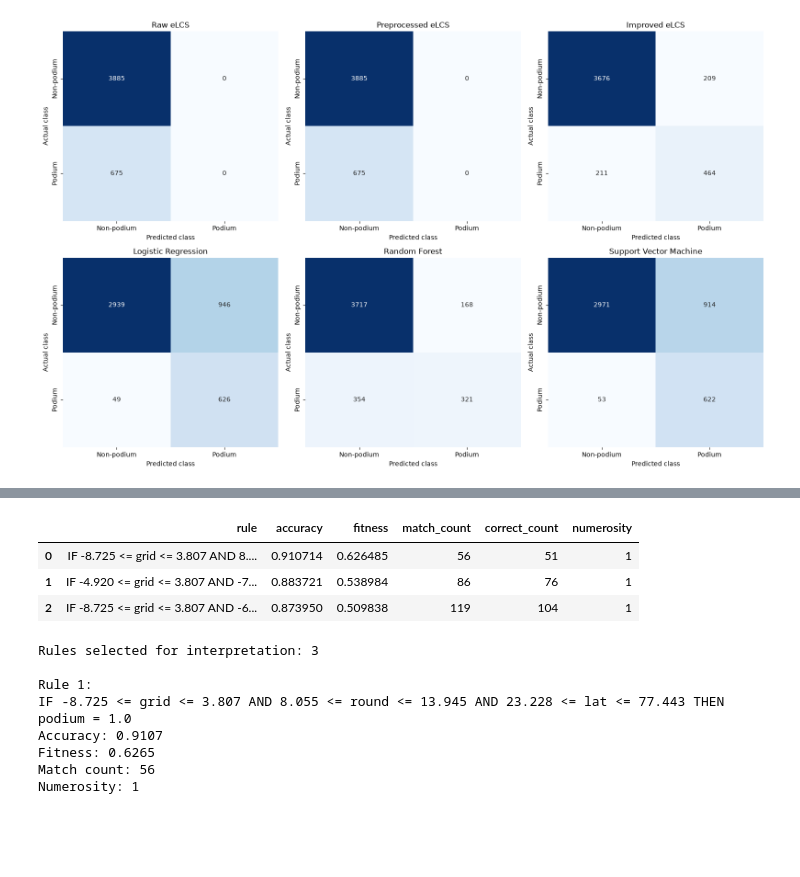
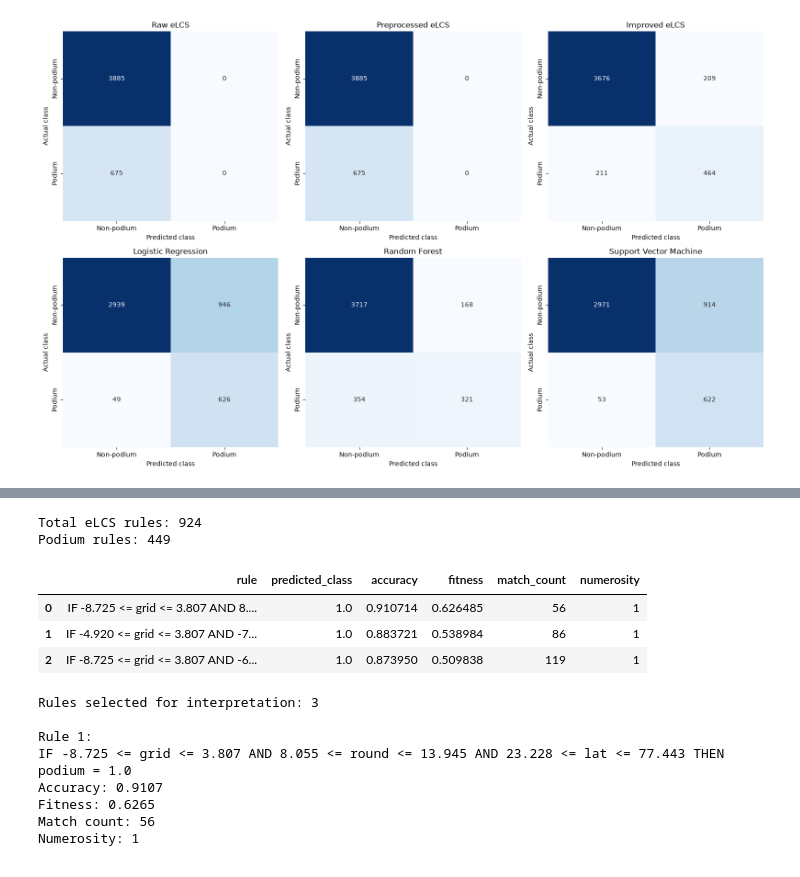
Before and after one commit to aarongoel22/Apex-Predictors-Phase-2, a Jupyter notebook: Apex_Predictors_Phase2_24257694.ipynb, the cells around one changed output, grey strips where cells are left out. Cells and saved outputs as stored; diff of their text form; code cells hidden in the pictures; blank space fills up the shorter version.

```diff
--- a/Apex_Predictors_Phase2_24257694.ipynb
+++ b/Apex_Predictors_Phase2_24257694.ipynb
@@ -2842,54 +2333,64 @@ Podium macroclassifiers: 449
 # %%
-# Prefer podium rules supported by at least 20 matches
-supported_podium_rules = podium_rules_df[
-    podium_rules_df["match_count"]
+# Convert the improved eLCS population into readable rules
+learned_rules_df = pd.DataFrame([
+    readable_rule(classifier)
+    for classifier
+    in improved_elcs_model.population.popSet
+])
+
+# Convert the predicted class into a numeric value
+learned_rules_df["predicted_class"] = pd.to_numeric(
+    learned_rules_df["predicted_class"],
+    errors="coerce"
+)
+
+# Keep classifiers that predict a podium
+podium_rules = learned_rules_df[
+    learned_rules_df["predicted_class"].eq(1)
+].copy()
+
+# Prefer rules that matched at least 20 records
+supported_rules = podium_rules[
+    podium_rules["match_count"]
     .fillna(0)
     .ge(20)
 ].copy()
 
-# Use all podium rules if fewer than three meet the limit
-if len(supported_podium_rules) < 3:
-    supported_podium_rules = (
-        podium_rules_df.copy()
-    )
+# Use all podium rules if fewer than three have enough support
+if len(supported_rules) < 3:
+    supported_rules = podium_rules.copy()
 
-# Rank rules by quality, support and numerosity
+# Select the three strongest podium rules
 top_three_podium_rules = (
-    supported_podium_rules
+    supported_rules
     .sort_values(
         by=[
             "accuracy",
             "fitness",
-            "match_count",
-            "numerosity"
+            "match_count"
         ],
         ascending=[
-            False,
             False,
             False,
             False
         ],
         na_position="last"
     )
     .head(3)
     .reset_index(drop=True)
 )
 
-top_three_podium_rules[
-    [
-        "rule",
-        "accuracy",
-        "fitness",
-        "match_count",
-        "correct_count",
-        "numerosity"
-    ]
-]
+print("Total eLCS rules:", len(learned_rules_df))
+print("Podium rules:", len(podium_rules))
+
+top_three_podium_rules
 # %% [output]
+Total eLCS rules: 924
+Podium rules: 449
-|  | rule | accuracy | fitness | match_count | correct_count | numerosity |
-| 0 | IF -8.725 <= grid <= 3.807 AND 8.... | 0.910714 | 0.626485 | 56 | 51 | 1 |
-| 1 | IF -4.920 <= grid <= 3.807 AND -7... | 0.883721 | 0.538984 | 86 | 76 | 1 |
-| 2 | IF -8.725 <= grid <= 3.807 AND -6... | 0.873950 | 0.509838 | 119 | 104 | 1 |
+|  | rule | predicted_class | accuracy | fitness | match_count | numerosity |
+| 0 | IF -8.725 <= grid <= 3.807 AND 8.... | 1.0 | 0.910714 | 0.626485 | 56 | 1 |
+| 1 | IF -4.920 <= grid <= 3.807 AND -7... | 1.0 | 0.883721 | 0.538984 | 86 | 1 |
+| 2 | IF -8.725 <= grid <= 3.807 AND -6... | 1.0 | 0.873950 | 0.509838 | 119 | 1 |
 # %%
 print(
     "Rules selected for interpretation:",
```
Also changed, not shown: parts of 31 cells of this notebook.
